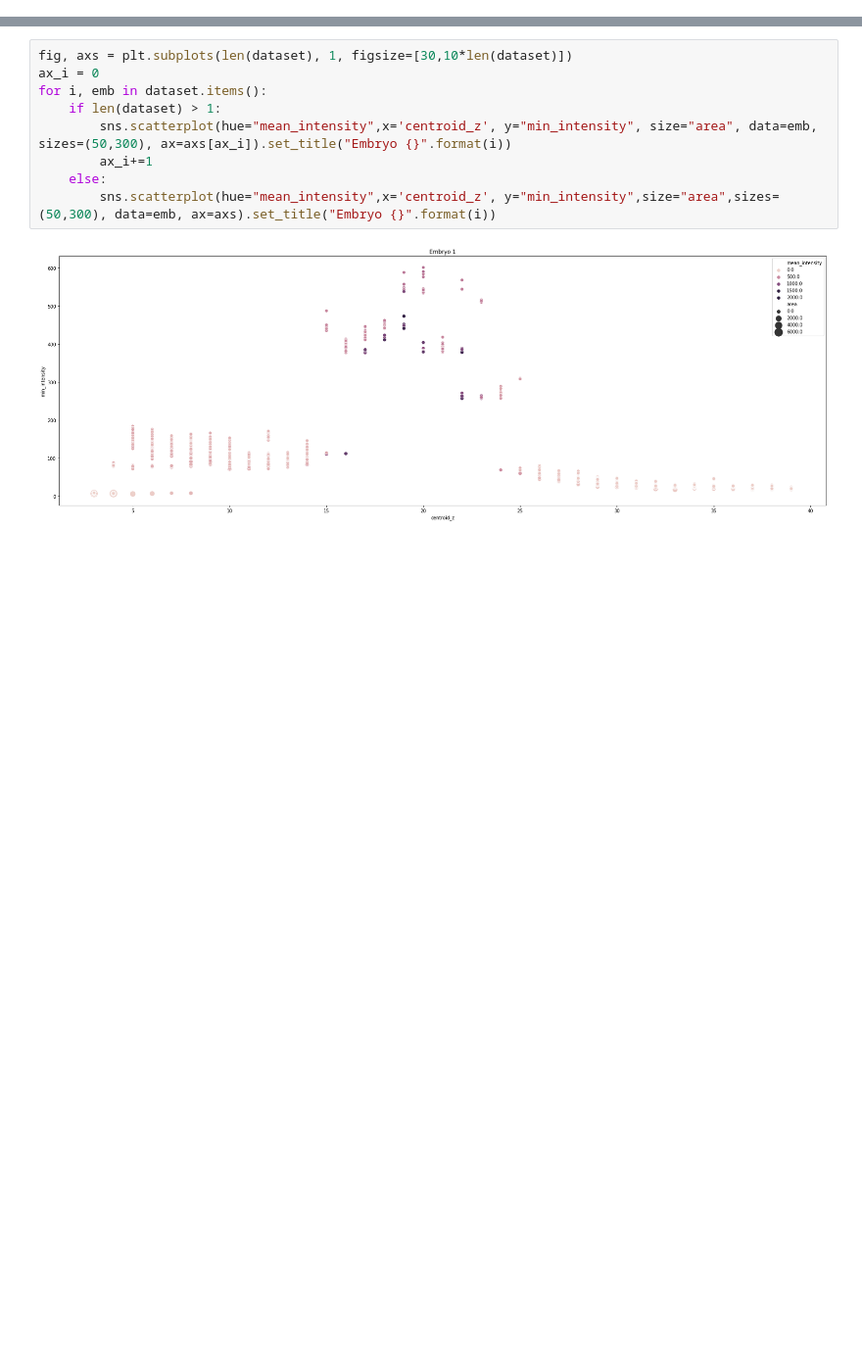
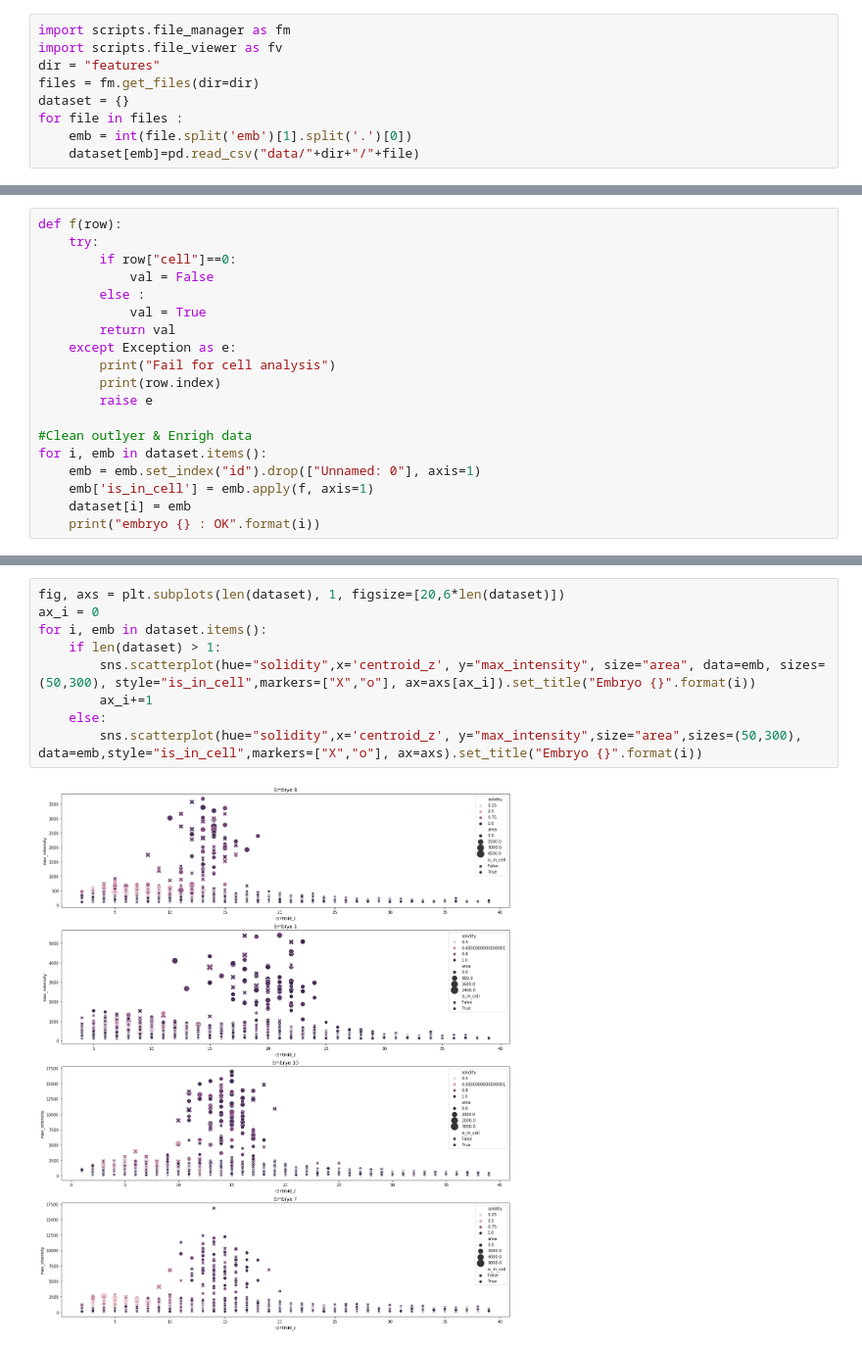
Before and after one commit to Galsor/Protein_image_processing, a Jupyter notebook: data_explorer.ipynb, the cells around one changed output, grey strips where cells are left out. Shown at 98% size. Cells and saved outputs as stored; diff of their text form; blank space fills up the shorter version.

```diff
--- a/data_explorer.ipynb
+++ b/data_explorer.ipynb
@@ -25,0 +10,9 @@ Index(['area', 'centroid_x', 'centroid_y', 'centroid_z', 'depth', 'extent',
+# %%
+import scripts.file_manager as fm
+import scripts.file_viewer as fv
+dir = "features"
+files = fm.get_files(dir=dir)
+dataset = {}
+for file in files :
+    emb = int(file.split('emb')[1].split('.')[0])
+    dataset[emb]=pd.read_csv("data/"+dir+"/"+file)
@@ -25,0 +21,19 @@ Index(['area', 'centroid_x', 'centroid_y', 'centroid_z', 'depth', 'extent',
+# %%
+def f(row):
+    try:
+        if row["cell"]==0:
+            val = False
+        else :
+            val = True
+        return val
+    except Exception as e:
+        print("Fail for cell analysis")
+        print(row.index)
+        raise e
+
+#Clean outlyer & Enrigh data
+for i, emb in dataset.items():
+    emb = emb.set_index("id").drop(["Unnamed: 0"], axis=1)
+    emb['is_in_cell'] = emb.apply(f, axis=1)
+    dataset[i] = emb
+    print("embryo {} : OK".format(i))
@@ -26,13 +45,13 @@ Index(['area', 'centroid_x', 'centroid_y', 'centroid_z', 'depth', 'extent',
 # %%
-fig, axs = plt.subplots(len(dataset), 1, figsize=[30,10*len(dataset)])
+fig, axs = plt.subplots(len(dataset), 1, figsize=[20,6*len(dataset)])
 ax_i = 0
 for i, emb in dataset.items():
     if len(dataset) > 1:
-        sns.scatterplot(hue="mean_intensity",x='centroid_z', y="min_intensity", size="area", data=emb, sizes=(50,300), ax=axs[ax_i]).set_title("Embryo {}".format(i))
+        sns.scatterplot(hue="solidity",x='centroid_z', y="max_intensity", size="area", data=emb, sizes=(50,300), style="is_in_cell",markers=["X","o"], ax=axs[ax_i]).set_title("Embryo {}".format(i))
         ax_i+=1
     else:
-        sns.scatterplot(hue="mean_intensity",x='centroid_z', y="min_intensity",size="area",sizes=(50,300), data=emb, ax=axs).set_title("Embryo {}".format(i))
+        sns.scatterplot(hue="solidity",x='centroid_z', y="max_intensity",size="area",sizes=(50,300), data=emb,style="is_in_cell",markers=["X","o"], ax=axs).set_title("Embryo {}".format(i))
 # %% [output]
-[figure, old version]
+[figure, new version]
 # %%
 for i, emb in dataset.items():
```
Also changed, not shown: parts of 29 cells of this notebook.
